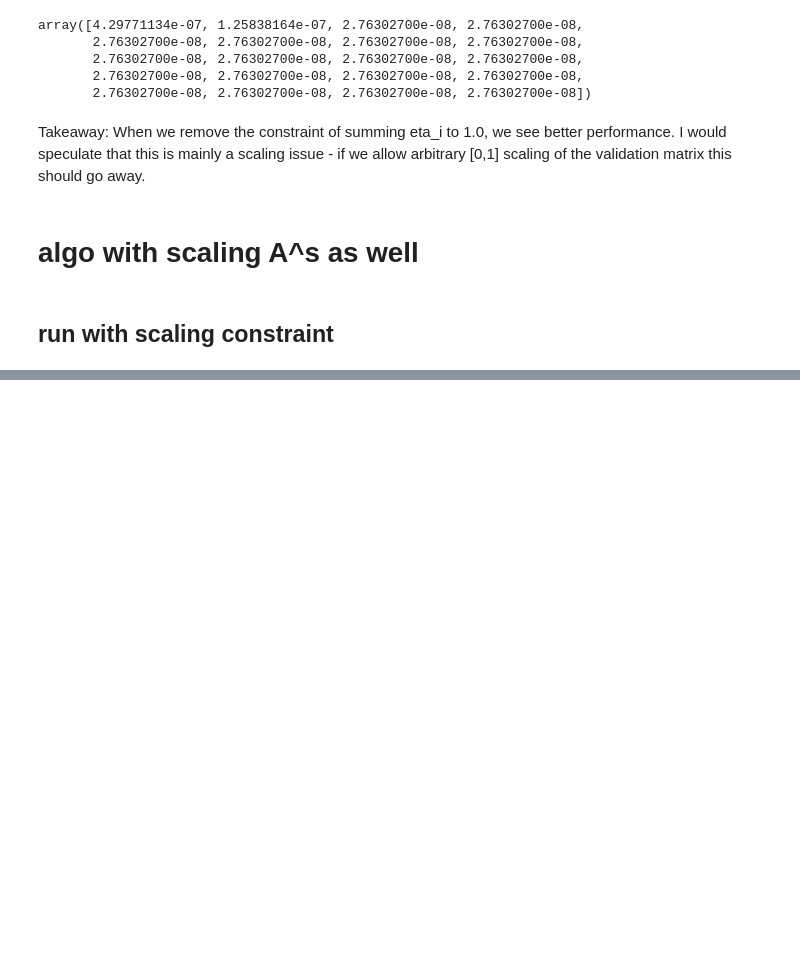
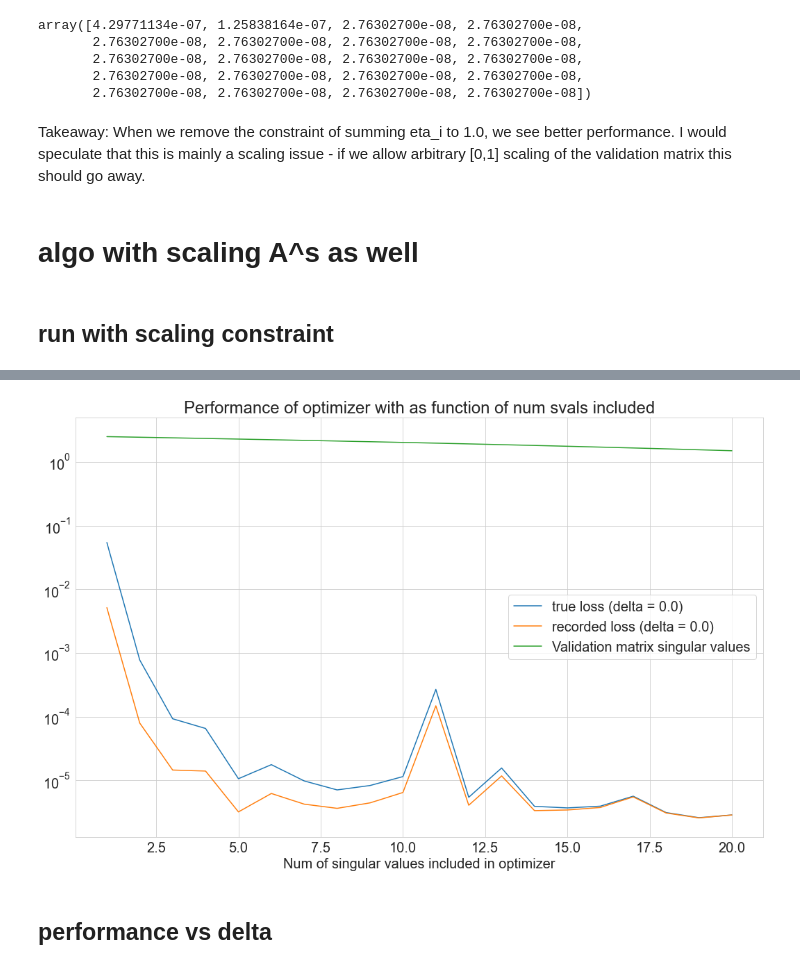
Before and after one commit to akhiljalan/cellag-misc, a Jupyter notebook: media-5-basic-algo.ipynb, the cells around one changed output, grey strips where cells are left out. Drawn from its saved outputs; the diff is of its cells as text; code cells hidden in the pictures; blank space fills up the shorter version.

```diff
--- a/media-5-basic-algo.ipynb
+++ b/media-5-basic-algo.ipynb
@@ -331,0 +325,10 @@ array([0.42719377, 0.18227109, 0.0554059 , 0.0554059 , 0.0554059 ,
+# %%
+n = 20
+eigenbasis_matrix = scipy.stats.ortho_group.rvs(n)
+mat1 = eigenbasis_matrix @ np.diag(np.linspace(0, 1, n)) @ eigenbasis_matrix.T
+mat2 = eigenbasis_matrix @ np.diag(np.linspace(3, 4, n)) @ eigenbasis_matrix.T
+mat = 0.5 * mat1 + 0.5 * mat2
+# %%
+sample_mats = [0.4 * mat1, 0.2 * mat1, mat2]
+# %%
+true_mat_svals = np.copy(scipy.linalg.svdvals(mat))
@@ -331,0 +342,22 @@ array([0.42719377, 0.18227109, 0.0554059 , 0.0554059 , 0.0554059 ,
+# %%
+true_loss_vals = []
+recorded_loss_vals = []
+# delta_range = np.linspace(0, 3.0, 20)
+for k in range(1, 21):
+    avg_true_loss = 0.0
+    avg_recorded_loss = 0.0
+    for _ in range(100):
+        eta_init = gl.generate_random_eta(len(sample_mats))
+        result = run_scipy_minimize_no_simplex_constraint(eta_init, sample_mats, mat, num_eigs_included=k,
+            delta=0.0, verbose=False)
+        eta_result = result['x']
+        diff_mat = mat - matrix_lin_combo_pos_sign(eta_result, sample_mats)
+        diff_sing_values = scipy.linalg.svdvals(diff_mat)
+        avg_true_loss += sum(diff_sing_values)
+        avg_recorded_loss += result['fun']
+    true_loss_vals.append(avg_true_loss / 100.0)
+    recorded_loss_vals.append(avg_recorded_loss / 100.0)
+    print(k)
+    # sum_sing_values = sum(diff_sing_values)
+    # true_loss_vals.append(sum_sing_values)
+    # recorded_loss_vals.append(result['fun'])
@@ -331,0 +385,14 @@ array([0.42719377, 0.18227109, 0.0554059 , 0.0554059 , 0.0554059 ,
+# %%
+plt.plot(1 + np.arange(20), true_loss_vals, label='true loss (delta = 0.0)')
+plt.plot(1 + np.arange(20), recorded_loss_vals, label='recorded loss (delta = 0.0)')
+plt.plot(1 + np.arange(20), true_mat_svals, label='Validation matrix singular values')
+plt.legend()
+plt.yscale('log')
+plt.xlabel('Num of singular values included in optimizer')
+plt.title('Performance of optimizer with as function of num svals included');
+plt.tight_layout()
+plt.savefig('figs/optimizer_performance_vs_num_svals_included.png', dpi=300)
+# %% [output]
+[figure, added]
+# %% [markdown]
+## performance vs delta
```
Also changed, not shown: parts of 20 cells of this notebook, 5 other files.
